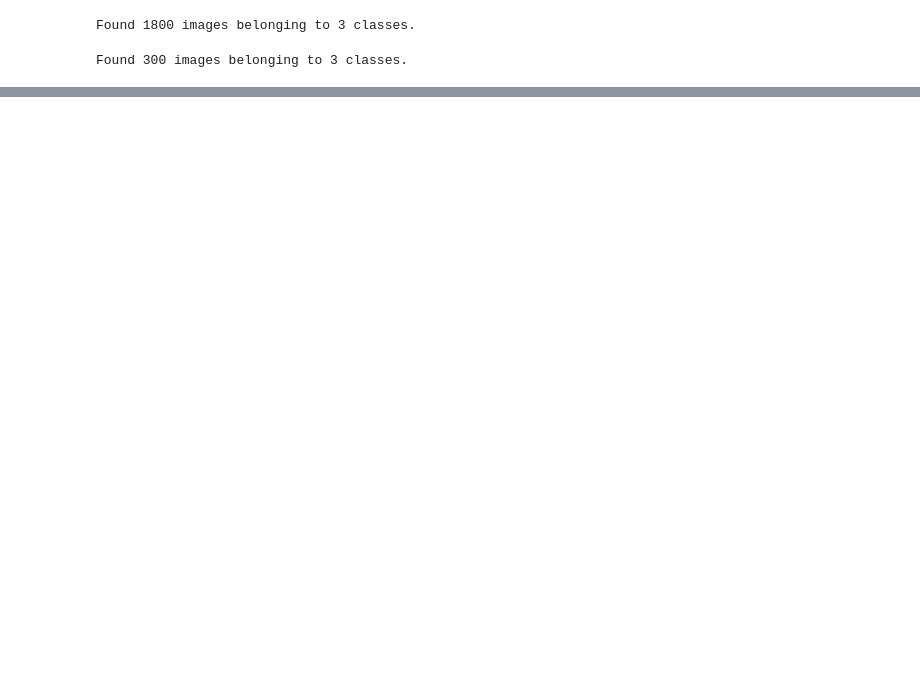
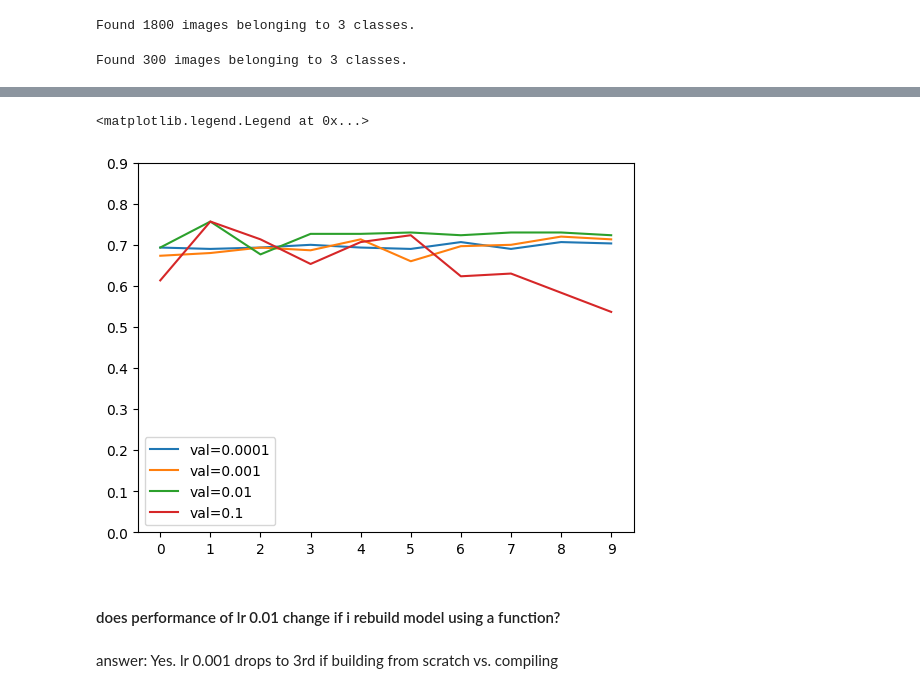
Before and after one commit to el-grudge/mleng-zoomcamp, a Jupyter notebook: capstone_01/capstone_where_am_i.ipynb, the cells around one changed output, grey strips where cells are left out. Drawn from its saved outputs; the diff is of its cells as text; code cells hidden in the pictures; blank space fills up the shorter version.

```diff
--- a/capstone_01/capstone_where_am_i.ipynb
+++ b/capstone_01/capstone_where_am_i.ipynb
@@ -168,0 +176,10 @@ Epoch 10/10
+# %%
+for size, hist in scores.items():
+    plt.plot(hist['val_accuracy'], label=('val=%s' % size))
+
+plt.xticks(np.arange(10))
+plt.yticks(np.arange(0, 1, step=0.1))
+plt.legend()
+# %% [output]
+<matplotlib.legend.Legend at 0x...>
+[figure, added]
@@ -168,0 +188,4 @@ Epoch 10/10
+# %% [markdown]
+#### does performance of lr 0.01 change if i rebuild model using a function?
+# %% [markdown]
+answer: Yes. lr 0.001 drops to 3rd if building from scratch vs. compiling
```
Also changed, not shown: parts of 70 cells of this notebook.
